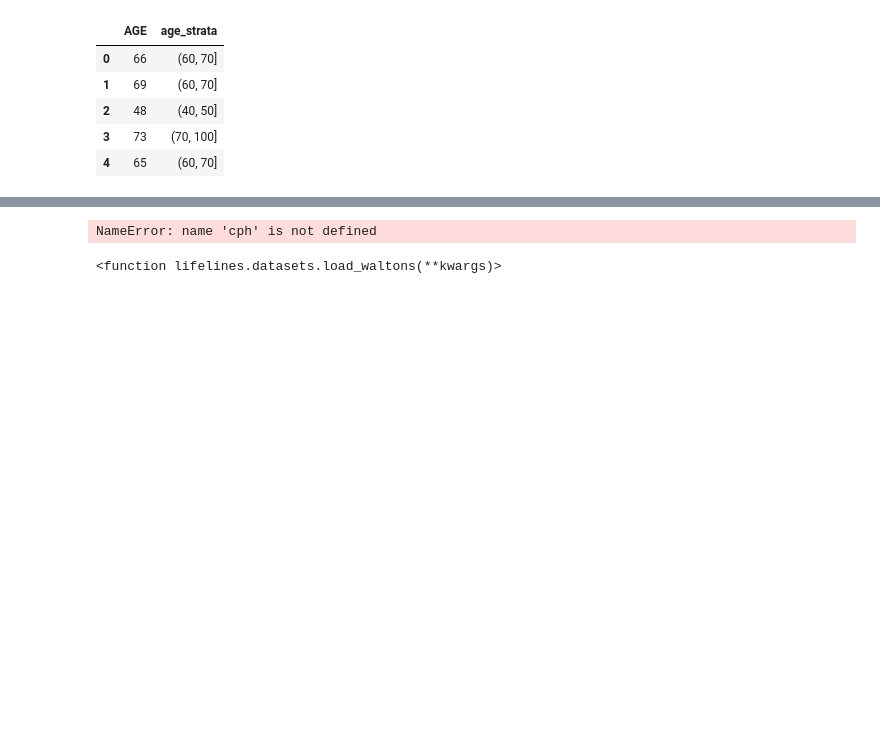
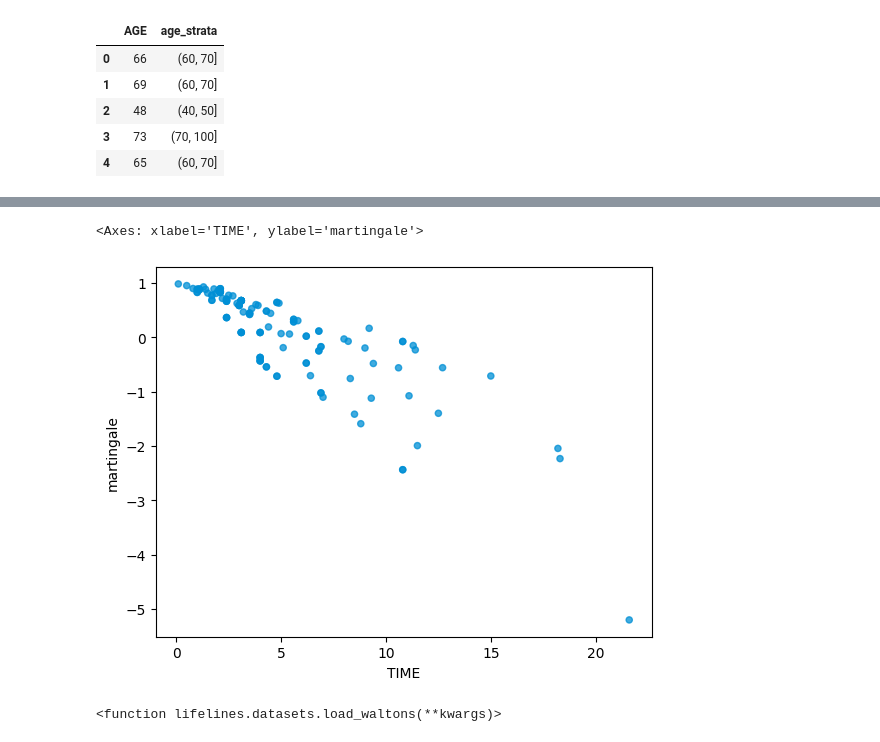
Before and after one commit to harabou/DSAI-course, a Jupyter notebook: #04/05_Survival_analysis.ipynb, the cells around one changed output, grey strips where cells are left out. Saved outputs shown, nothing was run; the diff lists cells and outputs as text; code cells hidden in the pictures; blank space fills up the shorter version.

```diff
--- a/#04/05_Survival_analysis.ipynb
+++ b/#04/05_Survival_analysis.ipynb
@@ -386,16 +386,17 @@ Proportional hazard assumption looks okay.
 # %%
 r = cph.compute_residuals(cph_df, 'martingale')
 r.head()
 
 # Merge the residuals DataFrame with the original DataFrame to get the 'AGE' column
-r = pd.merge(r, cph_df[['TIME', 'AGE']], on='TIME', how='left')
+r = pd.merge(r, pcancer_strata_age[['TIME', 'AGE']], on='TIME', how='left')
 
 r.plot.scatter(
     x='TIME', y='martingale', c=np.where(r['AGE'], '#008fd5', '#fc4f30'),
     alpha=0.75
 )
 # %% [output]
-NameError: name 'cph' is not defined
+<Axes: xlabel='TIME', ylabel='martingale'>
+[figure, added]
 # %%
 from lifelines.utils import restricted_mean_survival_time
 from lifelines.datasets import load_waltons
```
Also changed, not shown: parts of 7 cells of this notebook.
